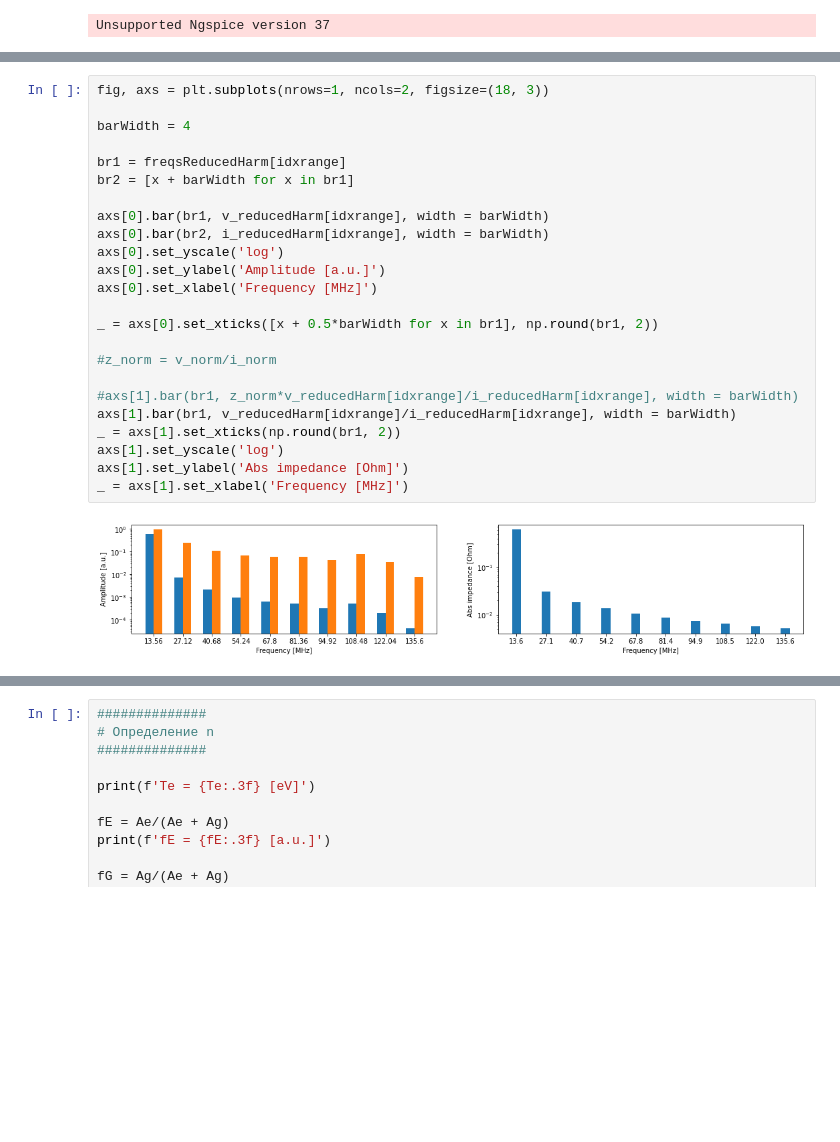
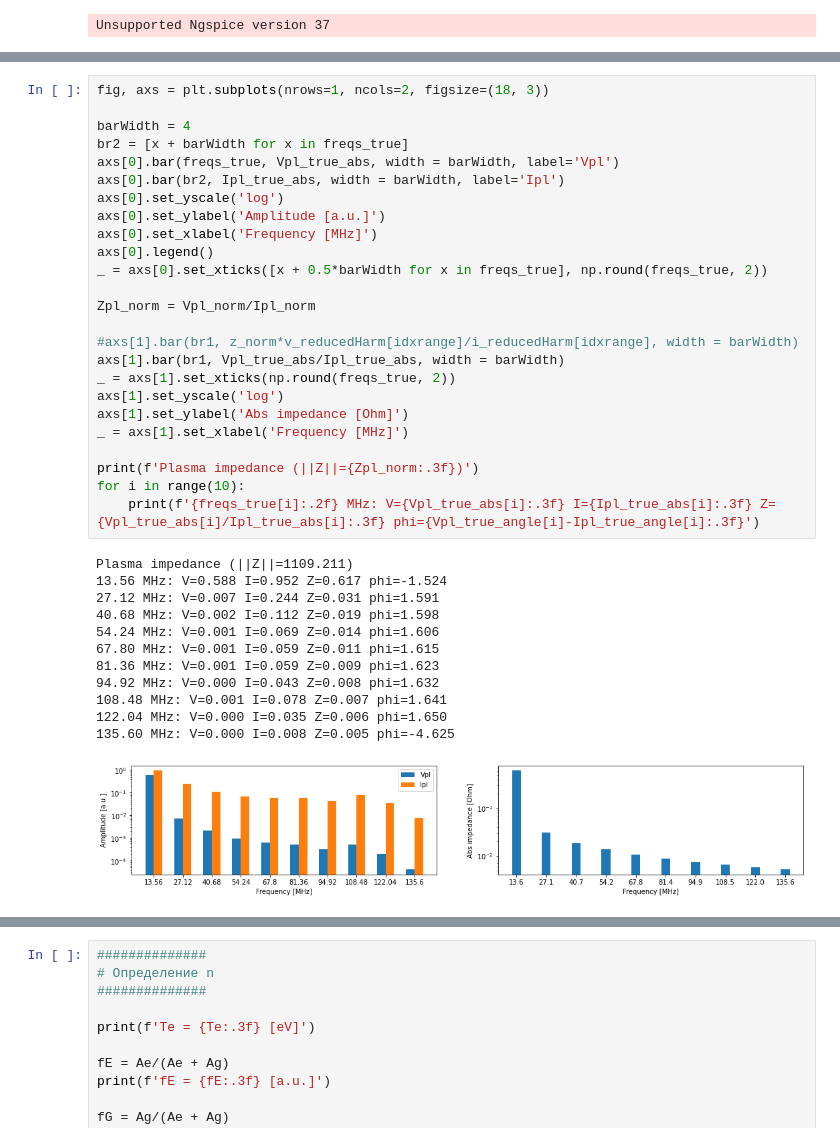
Before and after one commit to dsamsonov1/rf_plasma_impedance, a Jupyter notebook: rf_discharge_2.ipynb, the cells around one changed output, grey strips where cells are left out. Drawn from its saved outputs; the diff is of its cells as text; blank space fills up the shorter version.

```diff
--- a/rf_discharge_2.ipynb
+++ b/rf_discharge_2.ipynb
@@ -329,27 +363,39 @@ print(i_reducedHarm[idxrange])
 # %%
 fig, axs = plt.subplots(nrows=1, ncols=2, figsize=(18, 3))
 
 barWidth = 4
-
-br1 = freqsReducedHarm[idxrange]
-br2 = [x + barWidth for x in br1]
-
-axs[0].bar(br1, v_reducedHarm[idxrange], width = barWidth)
-axs[0].bar(br2, i_reducedHarm[idxrange], width = barWidth)
+br2 = [x + barWidth for x in freqs_true]
+axs[0].bar(freqs_true, Vpl_true_abs, width = barWidth, label='Vpl')
+axs[0].bar(br2, Ipl_true_abs, width = barWidth, label='Ipl')
 axs[0].set_yscale('log')
 axs[0].set_ylabel('Amplitude [a.u.]')
 axs[0].set_xlabel('Frequency [MHz]')
+axs[0].legend()
+_ = axs[0].set_xticks([x + 0.5*barWidth for x in freqs_true], np.round(freqs_true, 2))
 
-_ = axs[0].set_xticks([x + 0.5*barWidth for x in br1], np.round(br1, 2))
-
-#z_norm = v_norm/i_norm
+Zpl_norm = Vpl_norm/Ipl_norm
 
 #axs[1].bar(br1, z_norm*v_reducedHarm[idxrange]/i_reducedHarm[idxrange], width = barWidth)
-axs[1].bar(br1, v_reducedHarm[idxrange]/i_reducedHarm[idxrange], width = barWidth)
-_ = axs[1].set_xticks(np.round(br1, 2))
+axs[1].bar(br1, Vpl_true_abs/Ipl_true_abs, width = barWidth)
+_ = axs[1].set_xticks(np.round(freqs_true, 2))
 axs[1].set_yscale('log')
 axs[1].set_ylabel('Abs impedance [Ohm]')
 _ = axs[1].set_xlabel('Frequency [MHz]')
+
+print(f'Plasma impedance (||Z||={Zpl_norm:.3f})')
+for i in range(10):
+    print(f'{freqs_true[i]:.2f} MHz: V={Vpl_true_abs[i]:.3f} I={Ipl_true_abs[i]:.3f} Z={Vpl_true_abs[i]/Ipl_true_abs[i]:.3f} phi={Vpl_true_angle[i]-Ipl_true_angle[i]:.3f}')
 # %% [output]
+Plasma impedance (||Z||=1109.211)
+13.56 MHz: V=0.588 I=0.952 Z=0.617 phi=-1.524
+27.12 MHz: V=0.007 I=0.244 Z=0.031 phi=1.591
+40.68 MHz: V=0.002 I=0.112 Z=0.019 phi=1.598
+54.24 MHz: V=0.001 I=0.069 Z=0.014 phi=1.606
+67.80 MHz: V=0.001 I=0.059 Z=0.011 phi=1.615
+81.36 MHz: V=0.001 I=0.059 Z=0.009 phi=1.623
+94.92 MHz: V=0.000 I=0.043 Z=0.008 phi=1.632
+108.48 MHz: V=0.001 I=0.078 Z=0.007 phi=1.641
+122.04 MHz: V=0.000 I=0.035 Z=0.006 phi=1.650
+135.60 MHz: V=0.000 I=0.008 Z=0.005 phi=-4.625
-[figure, old version]
+[figure, new version]
 # %%
```
Also changed, not shown: parts of 10 cells of this notebook.
